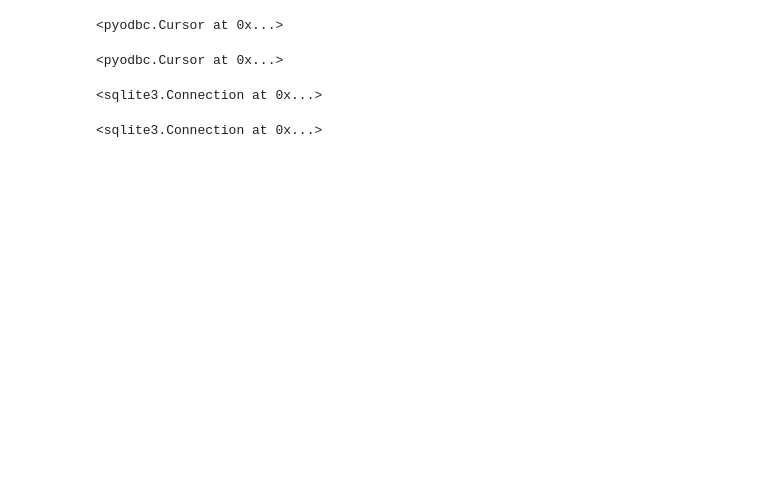
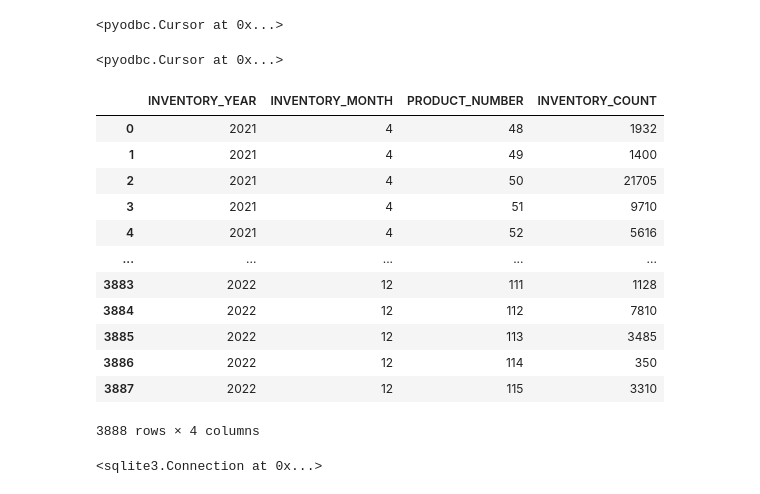
Before and after one commit to troykort/DaD, a Jupyter notebook: Practicum_5.1_Opdracht/Practicum_5.1_Opdracht.ipynb, the cells around one changed output. Saved outputs shown, nothing was run; the diff lists cells and outputs as text; code cells hidden in the pictures; blank space fills up the shorter version.

```diff
--- a/Practicum_5.1_Opdracht/Practicum_5.1_Opdracht.ipynb
+++ b/Practicum_5.1_Opdracht/Practicum_5.1_Opdracht.ipynb
@@ -36,9 +28,23 @@ export_cursor
 # %%
 Sales_connection= sqlite3.connect("go_sales.sqlite")
 Crm_connection= sqlite3.connect("go_crm.sqlite")
-Sales_connection
+inventory_levels = pd.read_csv('GO_SALES_INVENTORY_LEVELSData.csv', index_col=False)
+product_forecast = pd.read_csv('GO_SALES_PRODUCT_FORECASTData.csv', index_col=False)
+inventory_levels
 # %% [output]
+|  | INVENTORY_YEAR | INVENTORY_MONTH | PRODUCT_NUMBER | INVENTORY_COUNT |
+| 0 | 2021 | 4 | 48 | 1932 |
+| 1 | 2021 | 4 | 49 | 1400 |
+| 2 | 2021 | 4 | 50 | 21705 |
+| 3 | 2021 | 4 | 51 | 9710 |
+| 4 | 2021 | 4 | 52 | 5616 |
+| ... | ... | ... | ... | ... |
+| 3883 | 2022 | 12 | 111 | 1128 |
+| 3884 | 2022 | 12 | 112 | 7810 |
+| 3885 | 2022 | 12 | 113 | 3485 |
+| 3886 | 2022 | 12 | 114 | 350 |
+| 3887 | 2022 | 12 | 115 | 3310 |
-<sqlite3.Connection at 0x...>
+3888 rows × 4 columns
 # %%
 newQuery = "SELECT * FROM product"
 product = pd.read_sql(newQuery,Sales_connection)
```
Also changed, not shown: parts of 7 cells of this notebook.
